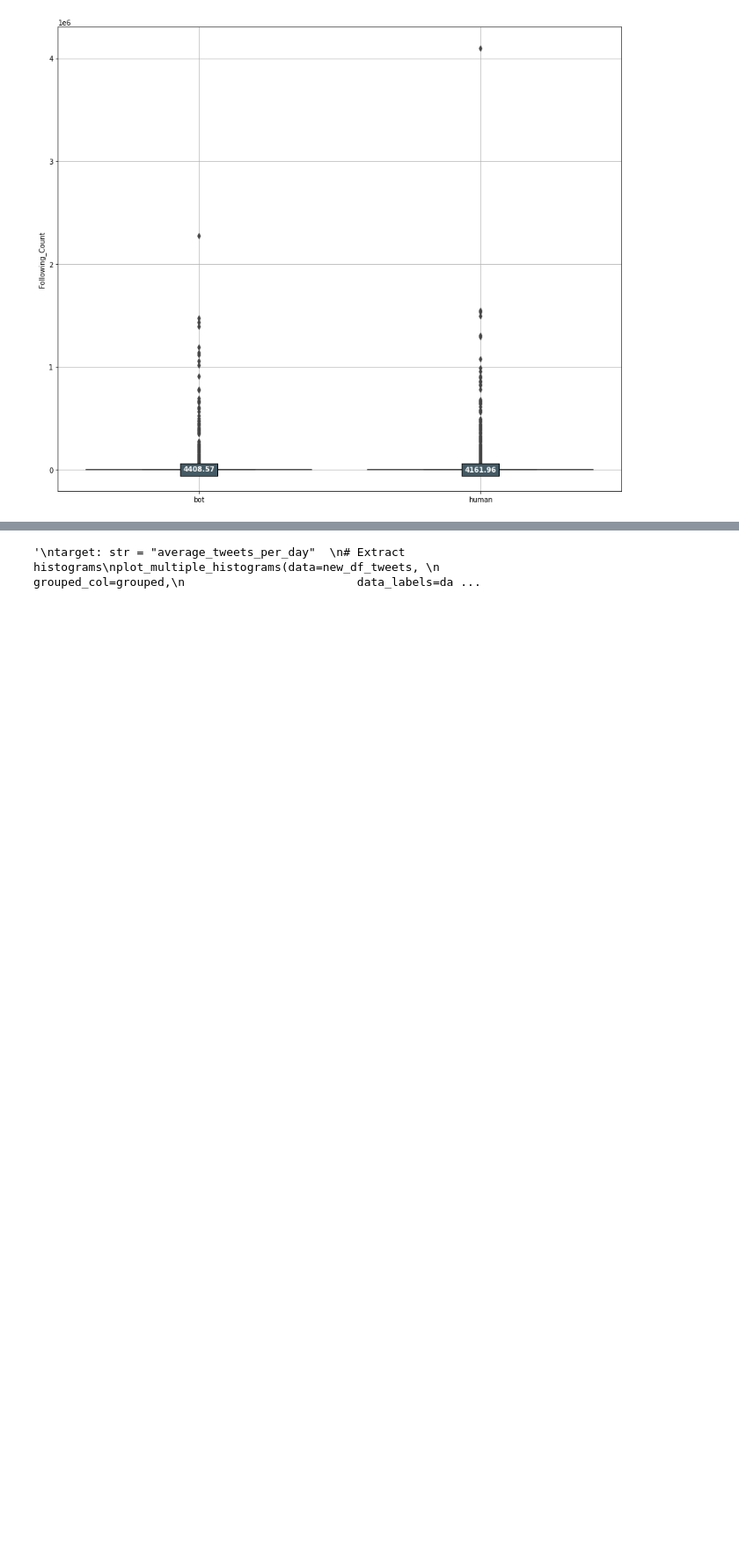
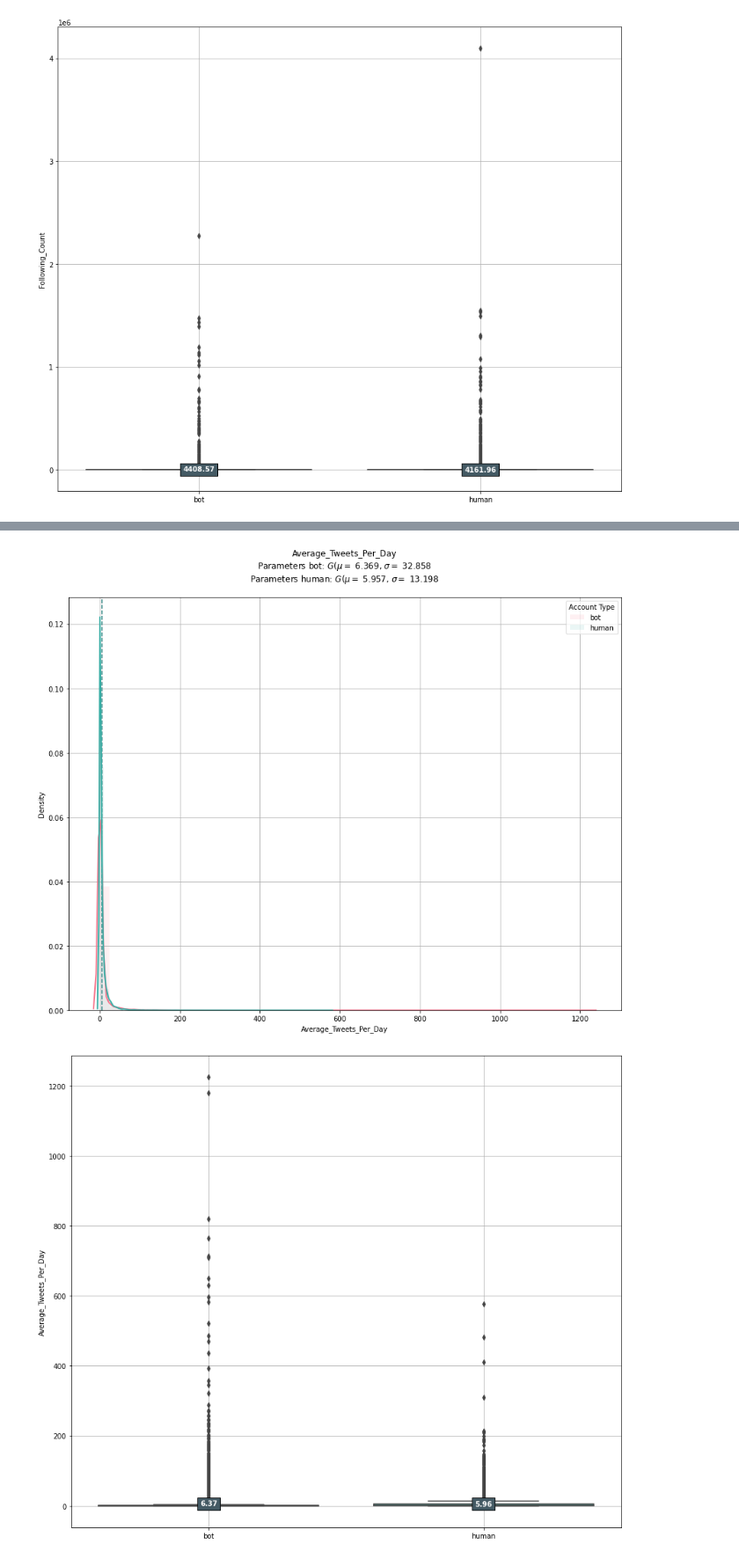
Before and after one commit to ShyamalSankar/BT4012, a Jupyter notebook: EDA.ipynb, the cells around one changed output, grey strips where cells are left out. Shown at 88% size. Drawn from its saved outputs; the diff is of its cells as text; code cells hidden in the pictures; blank space fills up the shorter version.

```diff
--- a/EDA.ipynb
+++ b/EDA.ipynb
@@ -394,19 +425,18 @@ plot_multiple_boxplots(data=new_df_tweets,
 # %%
-"""
 target: str = "average_tweets_per_day"
 # Extract histograms
 plot_multiple_histograms(data=new_df_tweets,
                          grouped_col=grouped,
                          data_labels=data_labels,
                          target_col=target)
 # Extract Box-plots
 plot_multiple_boxplots(data=new_df_tweets,
                        grouped_col=grouped,
                        target_col=target,
                        palette=palette)
-"""
 # %% [output]
-'\ntarget: str = "average_tweets_per_day"  \n# Extract histograms\nplot_multiple_histograms(data=new_df_tweets, \n                         grouped_col=grouped,\n                         data_labels=da ...
+[figure, added]
+[figure, added]
 # %%
 target: str = "un_no_of_char"
 # Extract histograms
```
Also changed, not shown: parts of 8 cells of this notebook, 1 other file.
